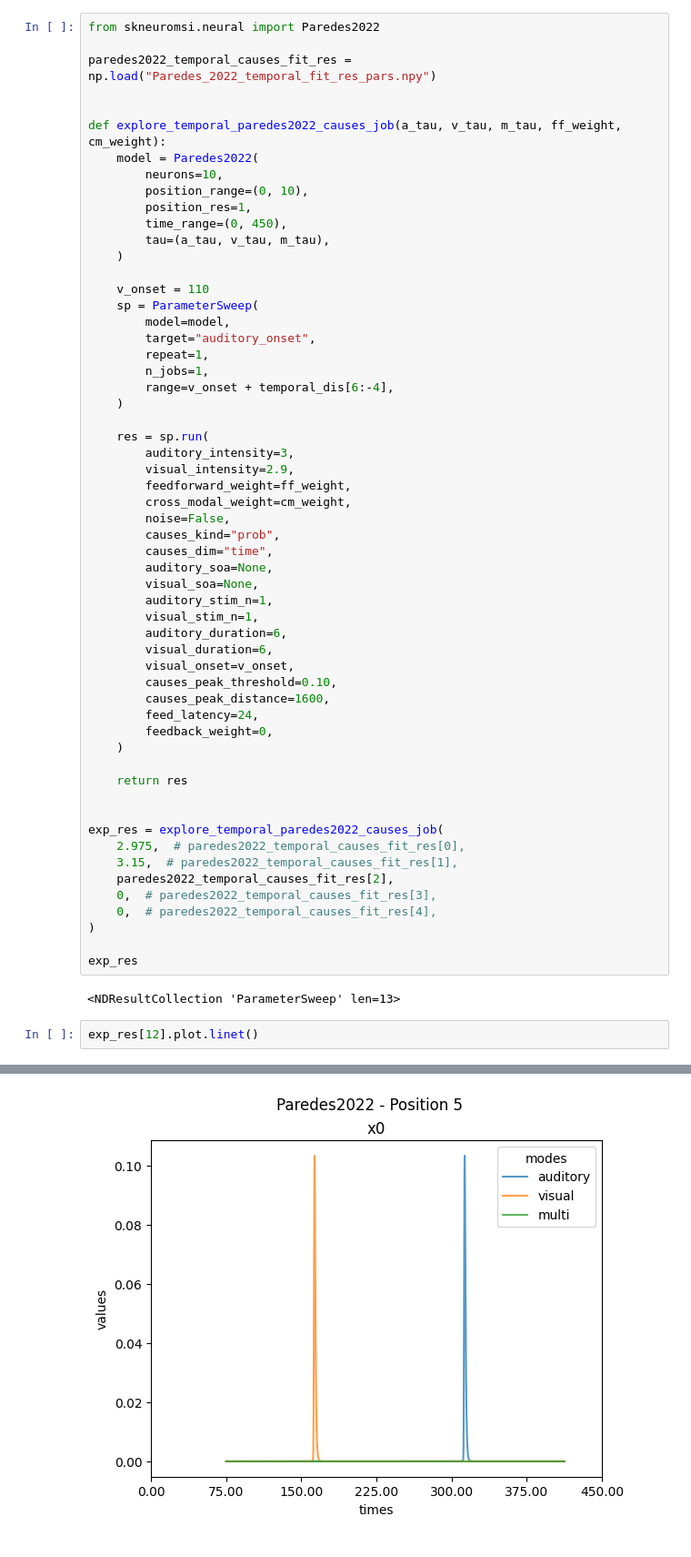
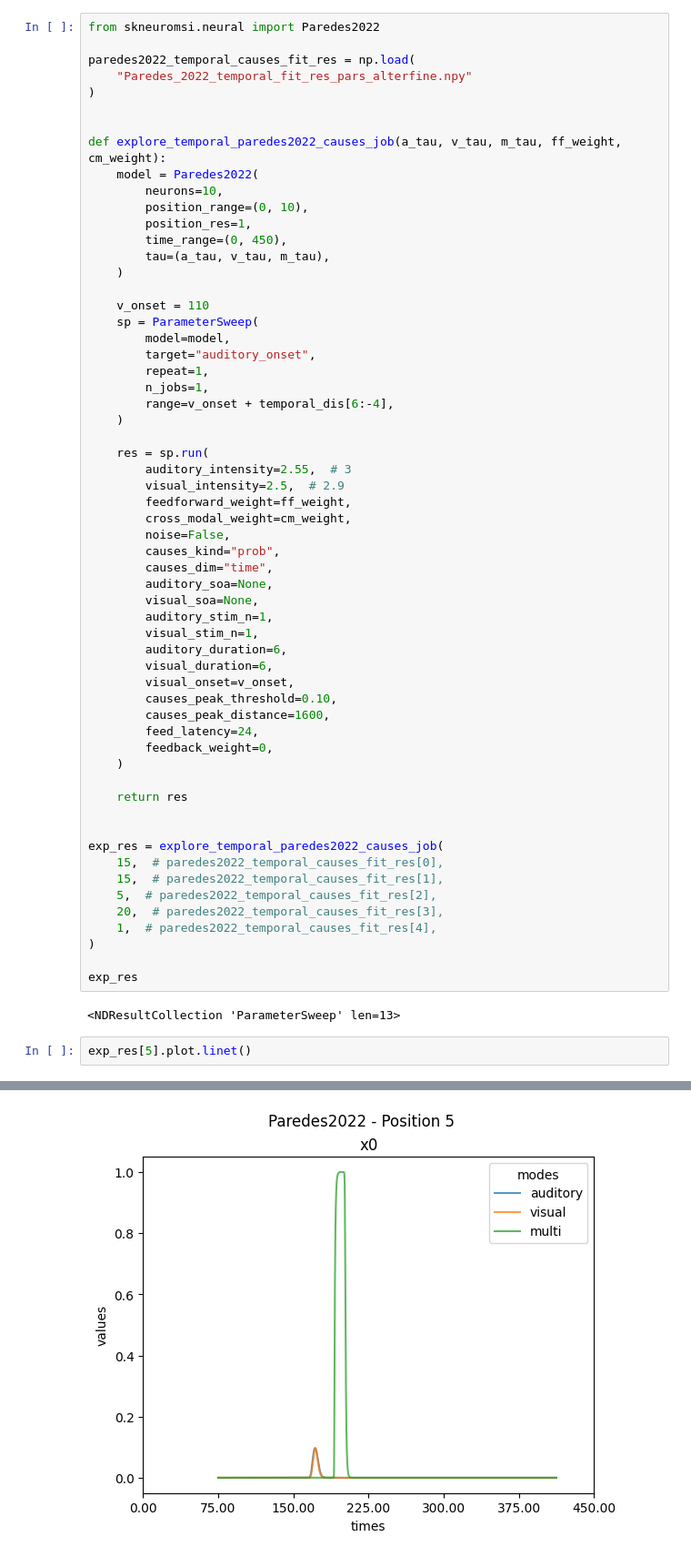
Before and after one commit to renatoparedes/NeuroMSI-Network, a Jupyter notebook: Fit.ipynb, the cells around one changed output, grey strips where cells are left out. Shown at 91% size. Saved outputs shown, nothing was run; the diff lists cells and outputs as text.

```diff
--- a/Fit.ipynb
+++ b/Fit.ipynb
@@ -1122,7 +1131,9 @@ plt.scatter(temporal_dis[6:-4], temporal_causes_data_short)
 # %%
 from skneuromsi.neural import Paredes2022
 
-paredes2022_temporal_causes_fit_res = np.load("Paredes_2022_temporal_fit_res_pars.npy")
+paredes2022_temporal_causes_fit_res = np.load(
+    "Paredes_2022_temporal_fit_res_pars_alterfine.npy"
+)
 
 
 def explore_temporal_paredes2022_causes_job(a_tau, v_tau, m_tau, ff_weight, cm_weight):
@@ -1144,8 +1155,8 @@ def explore_temporal_paredes2022_causes_job(a_tau, v_tau, m_tau, ff_weight, cm_w
     )
 
     res = sp.run(
-        auditory_intensity=3,
-        visual_intensity=2.9,
+        auditory_intensity=2.55,  # 3
+        visual_intensity=2.5,  # 2.9
         feedforward_weight=ff_weight,
         cross_modal_weight=cm_weight,
         noise=False,
@@ -1168,20 +1179,20 @@ def explore_temporal_paredes2022_causes_job(a_tau, v_tau, m_tau, ff_weight, cm_w
 
 
 exp_res = explore_temporal_paredes2022_causes_job(
-    2.975,  # paredes2022_temporal_causes_fit_res[0],
-    3.15,  # paredes2022_temporal_causes_fit_res[1],
-    paredes2022_temporal_causes_fit_res[2],
-    0,  # paredes2022_temporal_causes_fit_res[3],
-    0,  # paredes2022_temporal_causes_fit_res[4],
+    15,  # paredes2022_temporal_causes_fit_res[0],
+    15,  # paredes2022_temporal_causes_fit_res[1],
+    5,  # paredes2022_temporal_causes_fit_res[2],
+    20,  # paredes2022_temporal_causes_fit_res[3],
+    1,  # paredes2022_temporal_causes_fit_res[4],
 )
 
 exp_res
 # %% [output]
 <NDResultCollection 'ParameterSweep' len=13>
 # %%
-exp_res[12].plot.linet()
+exp_res[5].plot.linet()
 # %% [output]
 array([<Axes: title={'center': 'x0'}, xlabel='times', ylabel='values'>],
       dtype=object)
-[figure, old version]
+[figure, new version]
 # %%
```
Also changed, not shown: parts of 6 cells of this notebook, 3 other files.
